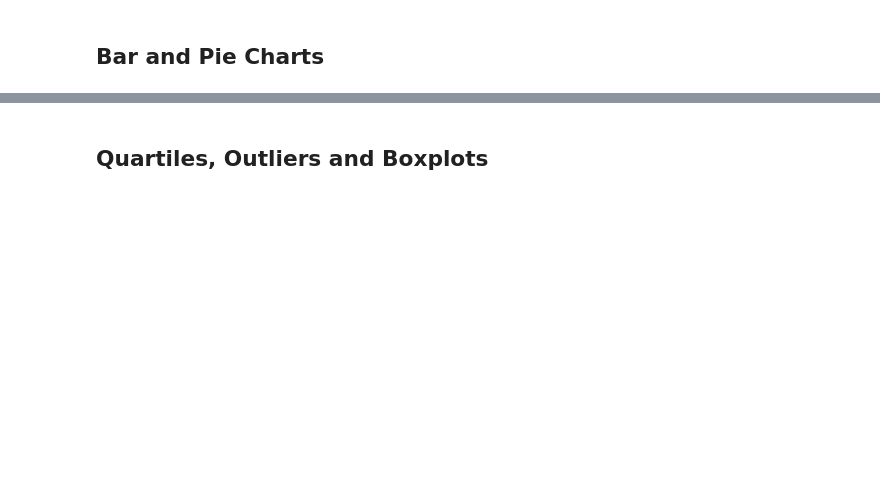
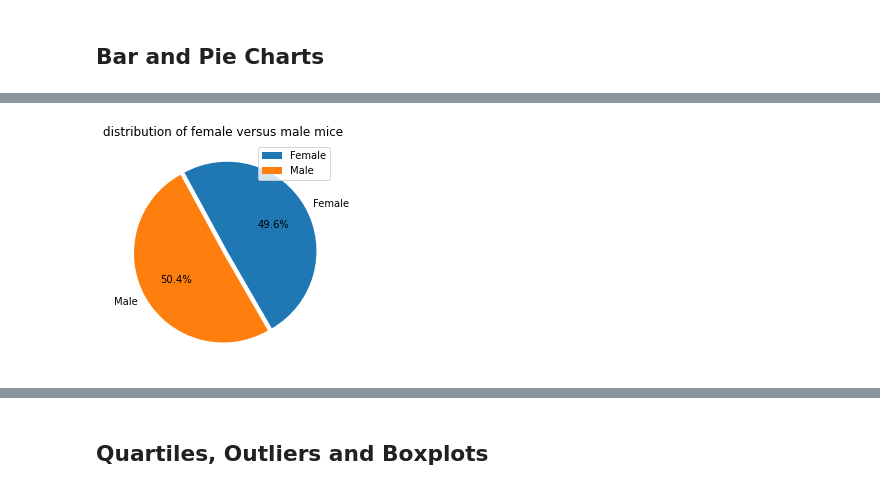
Before and after one commit to PJRyn/Preparing-Data-and-Visualising-with-Matplotlib, a Jupyter notebook: Pymaceuticals/pymaceuticals_starter.ipynb, the cells around one changed output, grey strips where cells are left out. Saved outputs shown, nothing was run; the diff lists cells and outputs as text; code cells hidden in the pictures; blank space fills up the shorter version.

```diff
--- a/Pymaceuticals/pymaceuticals_starter.ipynb
+++ b/Pymaceuticals/pymaceuticals_starter.ipynb
@@ -128 +144,14 @@ tumor_agg
+# %%
+# Generate a pie plot showing the distribution of female versus male mice using Pandas
+mouse_groupby_sex = clean_mouse_df.groupby(['Mouse ID','Sex'])
+mouse_df = pd.DataFrame(mouse_groupby_sex.size())
+mouse_df_sex = pd.DataFrame(mouse_df.groupby(['Sex']).count())
+mouse_df_sex.columns = ["Count"]
+mouse_df_sex ["Percentage"] = (100*(mouse_df_sex['Count']/mouse_df_sex['Count'].sum()))
+mouse_df_sex
+
+mouse_groupby_sex = mouse_study.groupby(['Sex']).count()
+pandas_pie = mouse_df_sex.plot.pie(y= 'Percentage', figsize=(4,5), explode= (0.05,0),startangle=300, title = "distribution of female versus male mice",ylabel="",autopct="%1.1f%%")
+# %% [output]
+[figure, added]
 # %%
```
Also changed, not shown: parts of 19 cells of this notebook, 1 other file.
